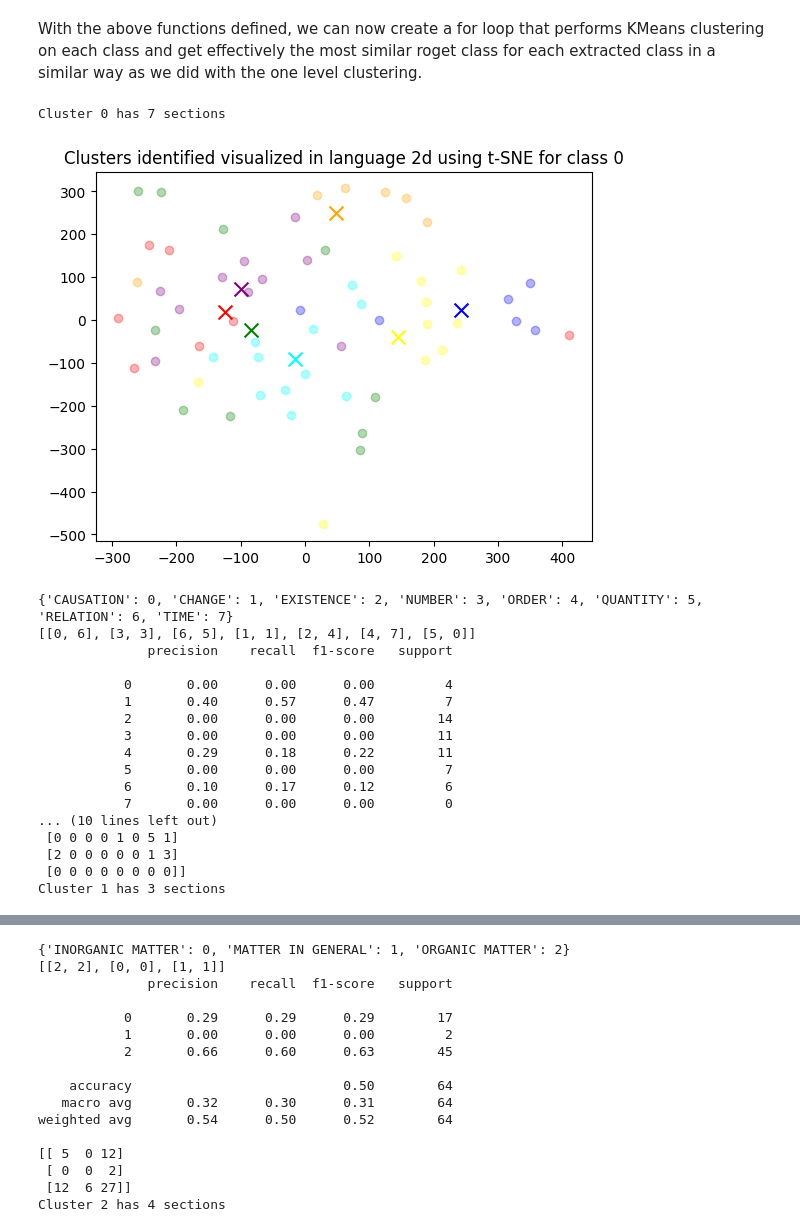
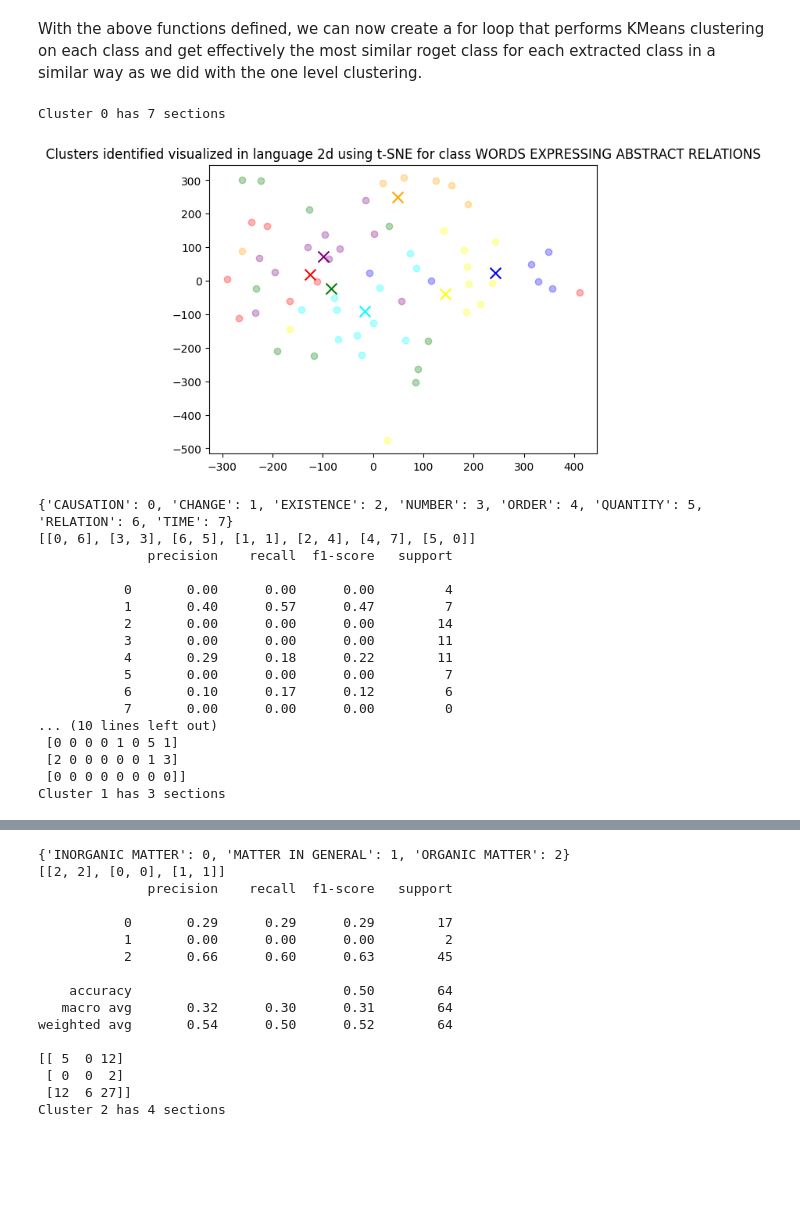
Before and after one commit to panos-span/rogets_thesaurus, a Jupyter notebook: clust_embed.ipynb, the cells around one changed output, grey strips where cells are left out. Cells and saved outputs as stored; diff of their text form; code cells hidden in the pictures; blank space fills up the shorter version.

Commit message:
Update classification

```diff
--- a/clust_embed.ipynb
+++ b/clust_embed.ipynb
@@ -165,7 +165,7 @@ from langchain_core.prompts import ChatPromptTemplate
 
 prompt = ChatPromptTemplate.from_template(
     "Provide a category that classifies all these words about what they express (only into one category) : {words}"
-    "similar with the naming of the following categories: {categories} along with a small explanation of why you chose to name the category in this way. At the end of the explanation, you must write the category again inside <<>>. For example: <<category>>")
+    "where it must be similar with the naming of the following categories: {categories} along with a small explanation of why you chose to name the category in this way. At the end of the explanation, you must write the category again inside <<>>. For example: <<category>>")
 # %% [markdown]
 Then we will create a chain that will use the prompt, the llm model and the output parser to get the categories from the model.
 # %%
@@ -352,7 +362,8 @@ def match_clusters_to_classes_optimized(total_count):
     relation = []
 
     # Create a list of tuples (max_value, cluster_index, class_index)
-    max_values_indices = [(max(count), i, count.index(max(count))) if count else (-1, i, -1) for i, count in
+    max_values_indices = [(max(count), i, count.index(max(count)))
+                          if count else (-1, i, -1) for i, count in
                           enumerate(total_count)]
 
     for _ in range(num_clusters):
@@ -568,41 +580,41 @@ for i in range(n_classes):
     # Add the cluster labels to the new dataframe
     new_df["Cluster"] = new_labels
 
-    draw_clusters(new_df, f"Clusters identified visualized in language 2d using t-SNE for class {i}", n_clusters,
+    # Visualize the clusters in a 2D space using t-SNE
+    draw_clusters(new_df, f"Clusters identified visualized in "
+                          f"language 2d using t-SNE for class: {new_df['class'].unique()[0]}", n_clusters,
                   new_matrix)
 
     # Create a dynamic hierarchy based on the class (not the cluster that is matched to the class) that we are currently working on
     dynamic_hierarchy = create_dynamic_hierarchy(clustering_df[clustering_df['class_num'] == i].copy(), 'class', 'division', 'section', 'word')
-
-    #print(dynamic_hierarchy)
 
     # Create category_index based on dynamic_hierarchy
     category_index = create_category_index(dynamic_hierarchy)
     # Sort the category index alphabetically and create a new dictionary so the numbers are in order
     category_index = dict(sorted(category_index.items(), key=lambda item: item[0]))
     #create a new dictionary so the numbers are in order
     category_index = {k: v for v, k in enumerate(category_index)}
 
     print(category_index)
 
     # Get the most similar roget class for each extracted class
     predicted_labels = cluster_checking(new_model, new_df, categories, category_index, isClass=False)
 
     # Determine the column name for the division or section
     div_section_num = div_section + '_num'
 
     # Add the classes in numeric categories to the new dataframe
     new_df[div_section_num] = pd.Categorical(new_df[div_section])
     new_df[div_section_num] = new_df[div_section_num].cat.codes
     # Remap the labels using the relation list we got from the previous function
     new_df['Cluster'] = predicted_labels
 
     # Print the classification report and the confusion matrix
-    print(classification_report(new_df[div_section_num], new_df['Cluster']))
+    print(classification_report(new_df[div_section_num], new_df['Cluster'], zero_division=0))
     print(confusion_matrix(new_df[div_section_num], new_df['Cluster']))
 # %% [output]
 Cluster 0 has 7 sections
-[figure, old version]
+[figure, new version]
 {'CAUSATION': 0, 'CHANGE': 1, 'EXISTENCE': 2, 'NUMBER': 3, 'ORDER': 4, 'QUANTITY': 5, 'RELATION': 6, 'TIME': 7}
 [[0, 6], [3, 3], [6, 5], [1, 1], [2, 4], [4, 7], [5, 0]]
               precision    recall  f1-score   support
```
Also changed, not shown: parts of 6 cells of this notebook, 1 other file.
